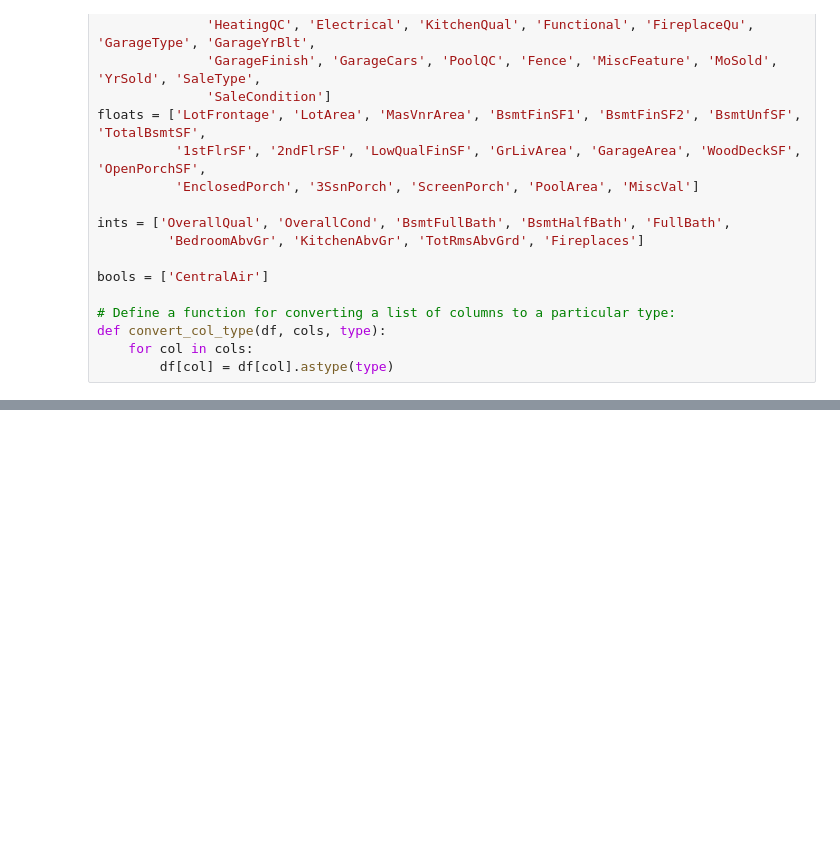
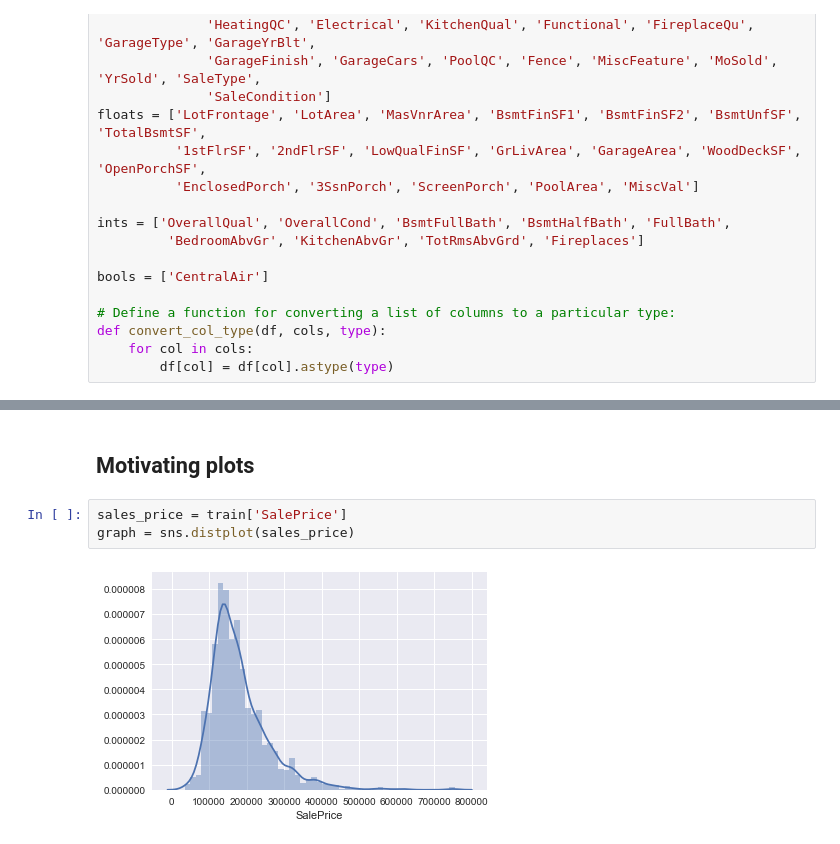
Before and after one commit to christopherhadley/kaggle-housing, a Jupyter notebook: kaggle-housing.ipynb, the cells around one changed output, grey strips where cells are left out. Saved outputs shown, nothing was run; the diff lists cells and outputs as text; blank space fills up the shorter version.

```diff
--- a/kaggle-housing.ipynb
+++ b/kaggle-housing.ipynb
@@ -215,0 +203,7 @@ data_types(train)
+# %% [markdown]
+## Motivating plots
+# %%
+sales_price = train['SalePrice']
+graph = sns.distplot(sales_price)
+# %% [output]
+[figure, added]
```
Also changed, not shown: parts of 52 cells of this notebook.
